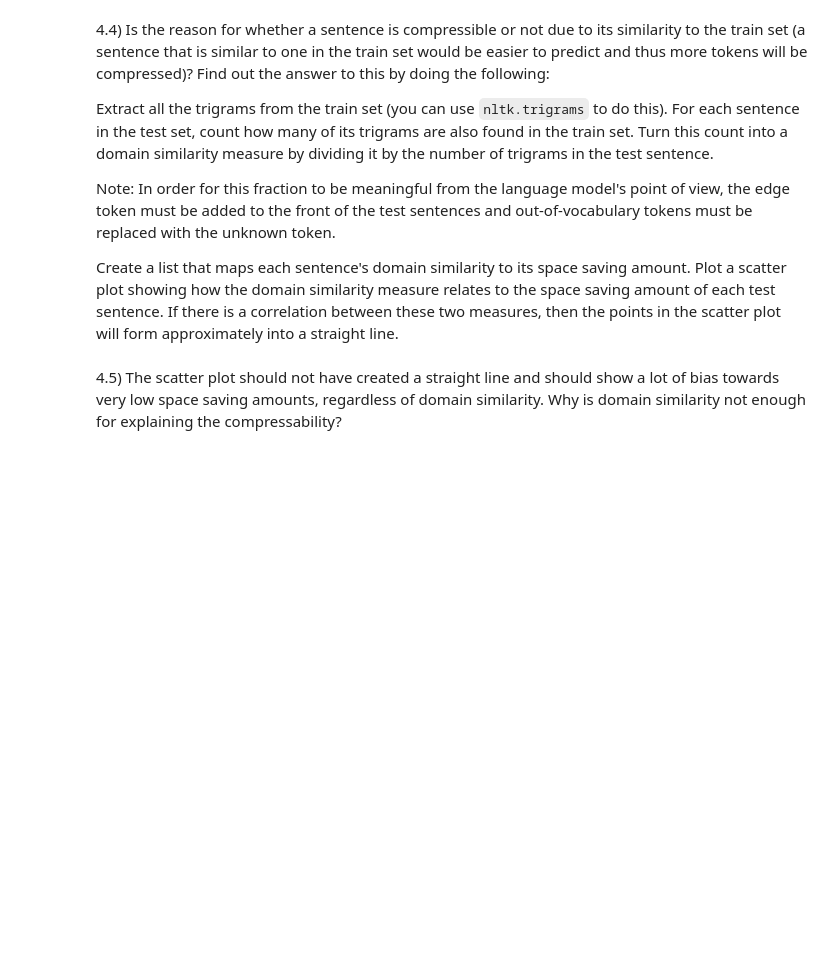
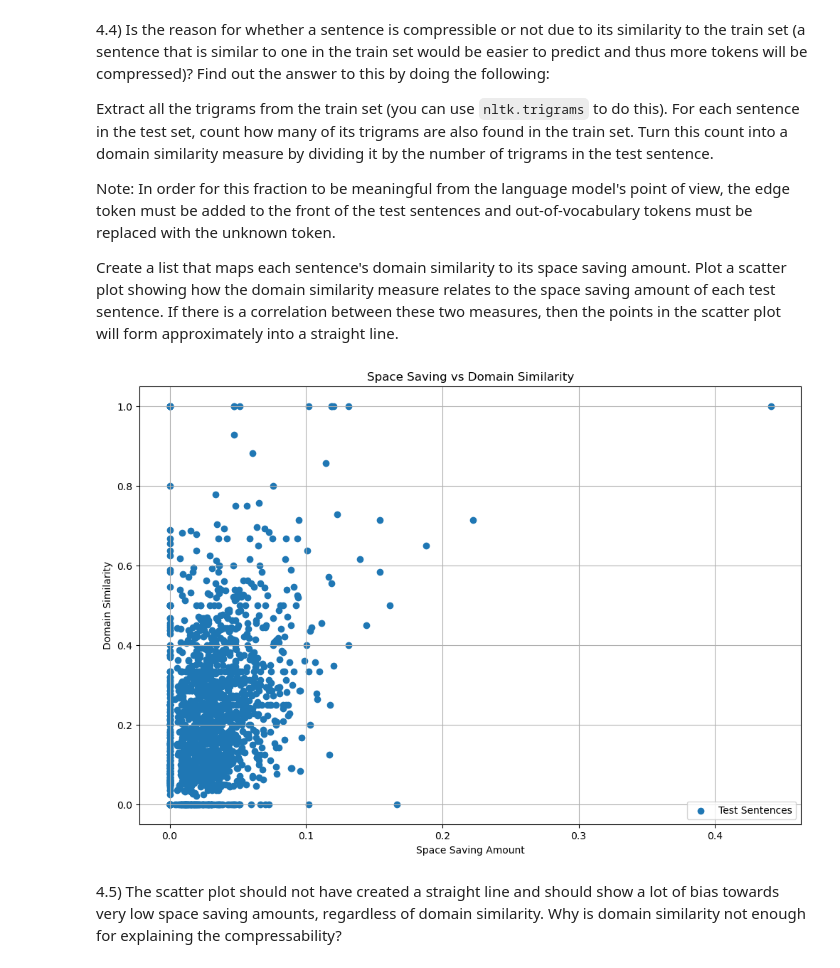
Before and after one commit to markdingli18/Deep_NLP_LLT3511_Assignment, a Jupyter notebook: text_compression-20230925/text_compression.ipynb, the cells around one changed output. Cells and saved outputs as stored; diff of their text form; code cells hidden in the pictures; blank space fills up the shorter version.

```diff
--- a/text_compression-20230925/text_compression.ipynb
+++ b/text_compression-20230925/text_compression.ipynb
@@ -699,3 +700,22 @@ Epoch [8/8], Average Perplexity on dev set: 91.81388960476909
 Also check that when you decompress the compressed test text, you get exactly the same string as the test text.
 
 Note: You may need to strip off the new line character from the end of the test text when comparing it to the decompressed text.
+# %%
+# Set the model to evaluation mode
+model.eval()
+
+# Compress the test text
+compressed_test_text = compress_text(test_set_string, model, vocab_dict, index_to_token)
+
+# Calculate the space saving
+space_saving = calculate_space_saving(test_set_string, model, vocab_dict, index_to_token)
+print(f"Space saving: {space_saving * 100:.2f}%")
+
+# Decompress the compressed text
+decompressed_test_text = decompress_text(compressed_test_text, model, vocab_dict, index_to_token)
+
+# Compare the original and decompressed texts
+if test_set_string.strip() == decompressed_test_text.strip():
+    print("Decompression successful: Original and decompressed texts are the same!")
+else:
+    print("Decompression mismatch: There is a difference between the original and decompressed texts!")
@@ -716,6 +786,58 @@ Note: In order for this fraction to be meaningful from the language model's poin
 Create a list that maps each sentence's domain similarity to its space saving amount.
 Plot a scatter plot showing how the domain similarity measure relates to the space saving amount of each test sentence.
 If there is a correlation between these two measures, then the points in the scatter plot will form approximately into a straight line.
+# %%
+# Function to extract trigrams from the training sentences
+def extract_trigrams(sentences):
+    trigram_set = set()
+    for sentence in sentences:
+        # Tokenize the sentence
+        tokens = word_tokenize(' '.join(sentence))
+        sentence_trigrams = set(trigrams(tokens))
+        trigram_set.update(sentence_trigrams)
+    return trigram_set
+
+# Extract trigrams from the training set
+train_trigrams = extract_trigrams(train_sentences)
+
+# Function to calculate domain similarity
+def calculate_domain_similarity(sentence, train_trigrams):
+    # Tokenize the sentence
+    tokens = word_tokenize(sentence)
+    sentence_trigrams = set(trigrams(tokens))
+    common_trigrams = sentence_trigrams.intersection(train_trigrams)
+    if len(sentence_trigrams) == 0:
+        return 0
+    return len(common_trigrams) / len(sentence_trigrams)
+
+# Function to calculate space saving and domain similarity
+def analyze_compression(sentences, model, vocab_dict, index_to_token, train_trigrams):
+    results = []
+    for sentence in sentences:
+        compressed_sentence = compress_text(sentence, model, vocab_dict, index_to_token)
+        space_saving = calculate_space_saving(sentence, model, vocab_dict, index_to_token)
+        domain_similarity = calculate_domain_similarity(sentence, train_trigrams)
+        results.append((sentence, compressed_sentence, space_saving, domain_similarity))
+    return results
+
+# Analyze the test set sentences
+test_sentences = sent_tokenize(test_set_string)
+analysis_results = analyze_compression(test_sentences, model, vocab_dict, index_to_token, train_trigrams)
+
+# Plot the results
+space_savings = [result[2] for result in analysis_results]
+domain_similarities = [result[3] for result in analysis_results]
+
+plt.figure(figsize=(12, 8))
+plt.scatter(space_savings, domain_similarities, label='Test Sentences')
+plt.xlabel('Space Saving Amount')
+plt.ylabel('Domain Similarity')
+plt.title('Space Saving vs Domain Similarity')
+plt.grid(True)
+plt.legend()
+plt.show()
+# %% [output]
+[figure, added]
 # %% [markdown]
 4.5) The scatter plot should not have created a straight line and should show a lot of bias towards very low space saving amounts, regardless of domain similarity.
 Why is domain similarity not enough for explaining the compressability?
```
Also changed, not shown: parts of 21 cells of this notebook, 2 other files.
